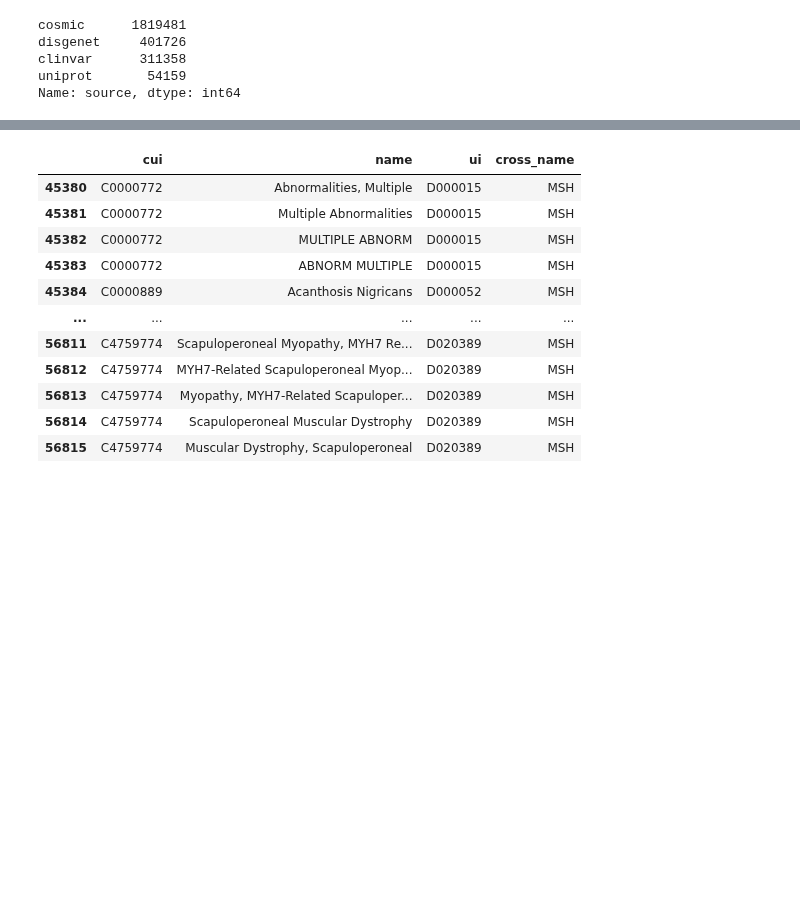
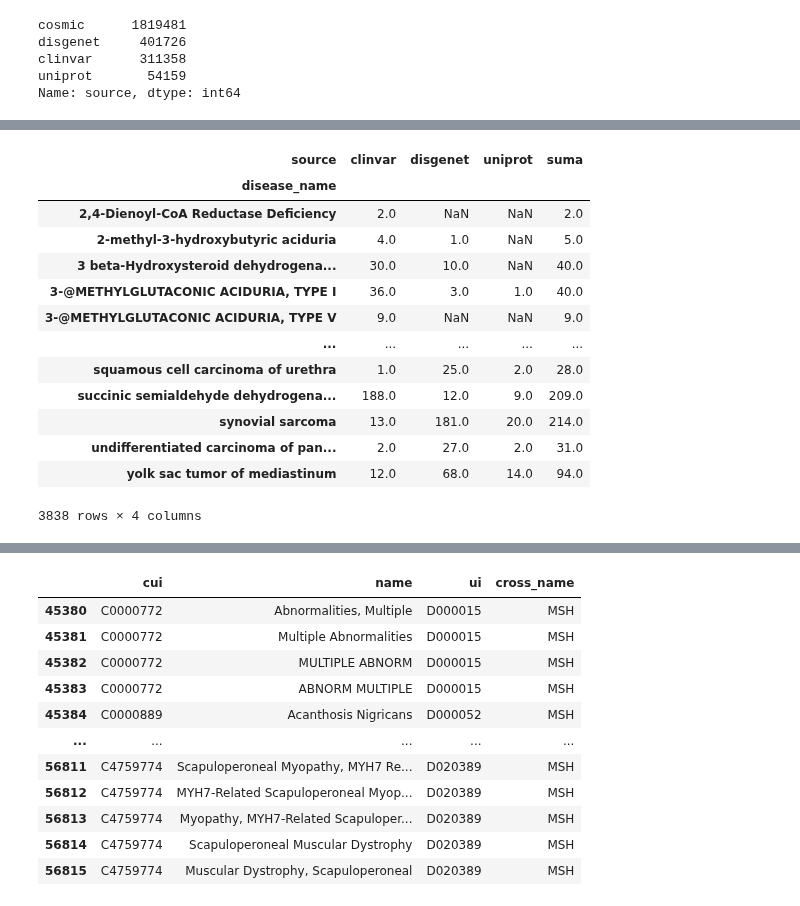
Before and after one commit to alvaro-2/mutations, a Jupyter notebook: scripts/mesh/mesh_data.ipynb, the cells around one changed output, grey strips where cells are left out. Saved outputs shown, nothing was run; the diff lists cells and outputs as text; code cells hidden in the pictures; blank space fills up the shorter version.

```diff
--- a/scripts/mesh/mesh_data.ipynb
+++ b/scripts/mesh/mesh_data.ipynb
@@ -187,2 +240,19 @@ df['suma'] = df.sum(1)
+# %%
+mut_source_nocosmic
+# %% [output]
+| source | clinvar | disgenet | uniprot | suma |
+| disease_name |  |  |  |  |
+| 2,4-Dienoyl-CoA Reductase Deficiency | 2.0 | NaN | NaN | 2.0 |
+| 2-methyl-3-hydroxybutyric aciduria | 4.0 | 1.0 | NaN | 5.0 |
+| 3 beta-Hydroxysteroid dehydrogena... | 30.0 | 10.0 | NaN | 40.0 |
+| 3-@METHYLGLUTACONIC ACIDURIA, TYPE I | 36.0 | 3.0 | 1.0 | 40.0 |
+| 3-@METHYLGLUTACONIC ACIDURIA, TYPE V | 9.0 | NaN | NaN | 9.0 |
+| ... | ... | ... | ... | ... |
+| squamous cell carcinoma of urethra | 1.0 | 25.0 | 2.0 | 28.0 |
+| succinic semialdehyde dehydrogena... | 188.0 | 12.0 | 9.0 | 209.0 |
+| synovial sarcoma | 13.0 | 181.0 | 20.0 | 214.0 |
+| undifferentiated carcinoma of pan... | 2.0 | 27.0 | 2.0 | 31.0 |
+| yolk sac tumor of mediastinum | 12.0 | 68.0 | 14.0 | 94.0 |
+3838 rows × 4 columns
 # %%
 sns.set_palette('Set2')
```
Also changed, not shown: parts of 18 cells of this notebook.
